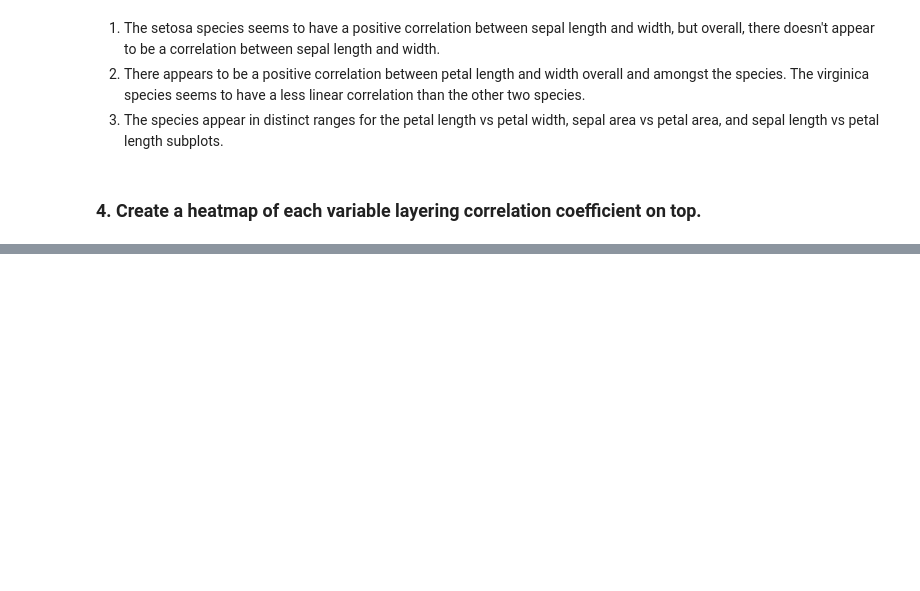
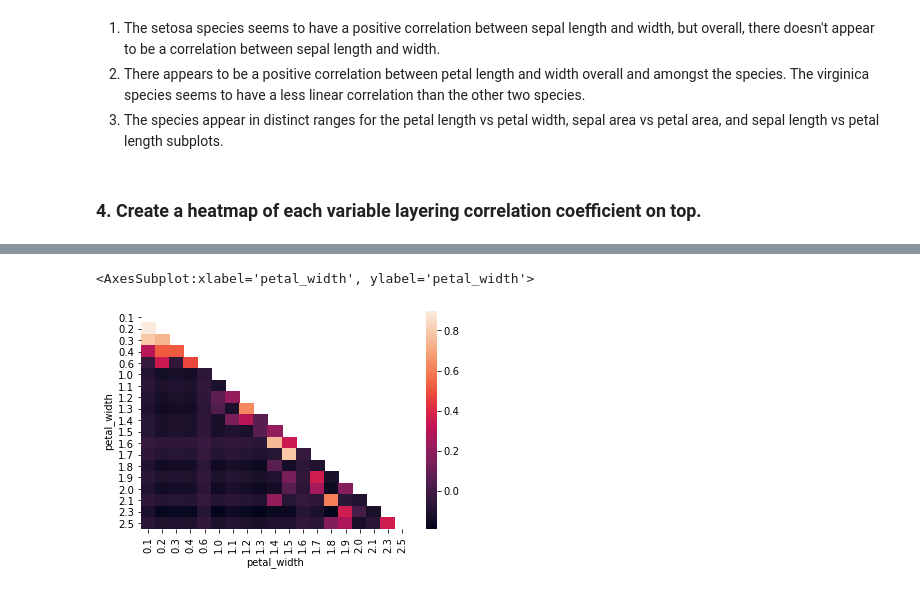
Before and after one commit to david-ryan-alviola/classification-exercises, a Jupyter notebook: classification_exercises.ipynb, the cells around one changed output, grey strips where cells are left out. Cells and saved outputs as stored; diff of their text form; code cells hidden in the pictures; blank space fills up the shorter version.

```diff
--- a/classification_exercises.ipynb
+++ b/classification_exercises.ipynb
@@ -447,0 +481,7 @@ sns.scatterplot(x="sepal_length", y="petal_length", data=train, hue="species")
+# %%
+pet_cross = pd.crosstab(train.petal_length, train.petal_width)
+
+sns.heatmap(pet_cross.corr(), mask=np.triu(np.ones_like(pet_cross.corr(), dtype=bool)))
+# %% [output]
+<AxesSubplot:xlabel='petal_width', ylabel='petal_width'>
+[figure, added]
```
Also changed, not shown: parts of 33 cells of this notebook.
